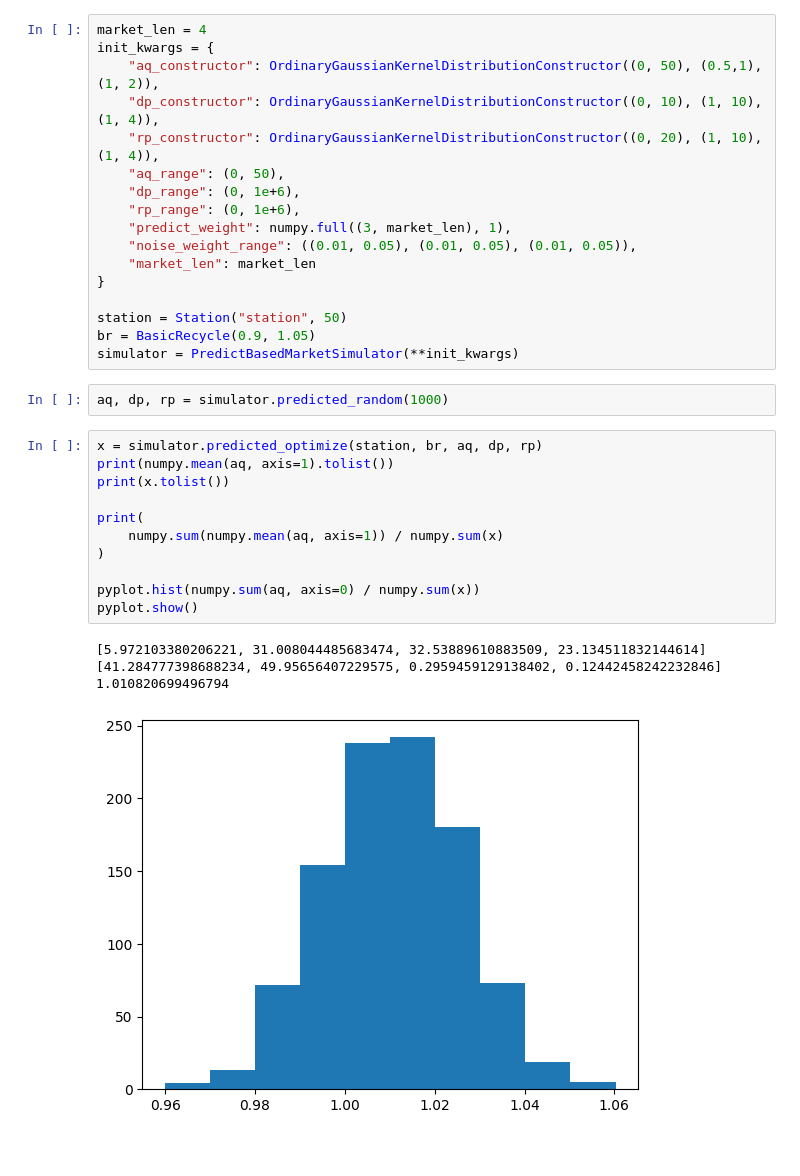
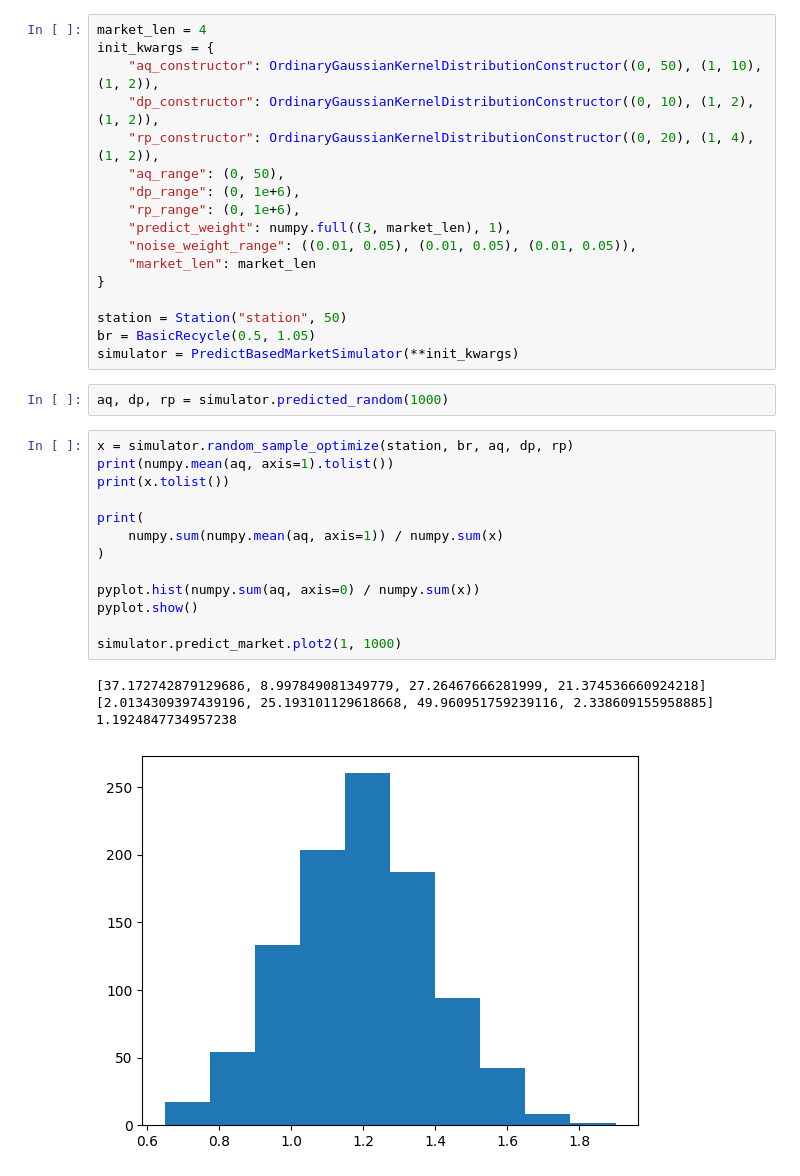
Before and after one commit to Sy-Sang/etrade, a Jupyter notebook: etrade/spot/nb/nb8.ipynb, the cells around one changed output. Cells and saved outputs as stored; diff of their text form.

```diff
--- a/etrade/spot/nb/nb8.ipynb
+++ b/etrade/spot/nb/nb8.ipynb
@@ -18,9 +18,9 @@ from scipy.optimize import differential_evolution
 # %%
 market_len = 4
 init_kwargs = {
-    "aq_constructor": OrdinaryGaussianKernelDistributionConstructor((0, 50), (0.5,1), (1, 2)),
-    "dp_constructor": OrdinaryGaussianKernelDistributionConstructor((0, 10), (1, 10), (1, 4)),
-    "rp_constructor": OrdinaryGaussianKernelDistributionConstructor((0, 20), (1, 10), (1, 4)),
+    "aq_constructor": OrdinaryGaussianKernelDistributionConstructor((0, 50), (1, 10), (1, 2)),
+    "dp_constructor": OrdinaryGaussianKernelDistributionConstructor((0, 10), (1, 2), (1, 2)),
+    "rp_constructor": OrdinaryGaussianKernelDistributionConstructor((0, 20), (1, 4), (1, 2)),
     "aq_range": (0, 50),
     "dp_range": (0, 1e+6),
     "rp_range": (0, 1e+6),
@@ -30,23 +30,25 @@ init_kwargs = {
 }
 
 station = Station("station", 50)
-br = BasicRecycle(0.9, 1.05)
+br = BasicRecycle(0.5, 1.05)
 simulator = PredictBasedMarketSimulator(**init_kwargs)
 # %%
 aq, dp, rp = simulator.predicted_random(1000)
 # %%
-x = simulator.predicted_optimize(station, br, aq, dp, rp)
+x = simulator.random_sample_optimize(station, br, aq, dp, rp)
 print(numpy.mean(aq, axis=1).tolist())
 print(x.tolist())
 
 print(
     numpy.sum(numpy.mean(aq, axis=1)) / numpy.sum(x)
 )
 
 pyplot.hist(numpy.sum(aq, axis=0) / numpy.sum(x))
 pyplot.show()
+
+simulator.predict_market.plot2(1, 1000)
 # %% [output]
-[5.972103380206221, 31.008044485683474, 32.53889610883509, 23.134511832144614]
-[41.284777398688234, 49.95656407229575, 0.2959459129138402, 0.12442458242232846]
-1.010820699496794
+[37.172742879129686, 8.997849081349779, 27.26467666281999, 21.374536660924218]
+[2.0134309397439196, 25.193101129618668, 49.960951759239116, 2.338609155958885]
+1.1924847734957238
-[figure, old version]
+[figure, new version]
```
Also changed, not shown: parts of 3 cells of this notebook, 4 other files.
